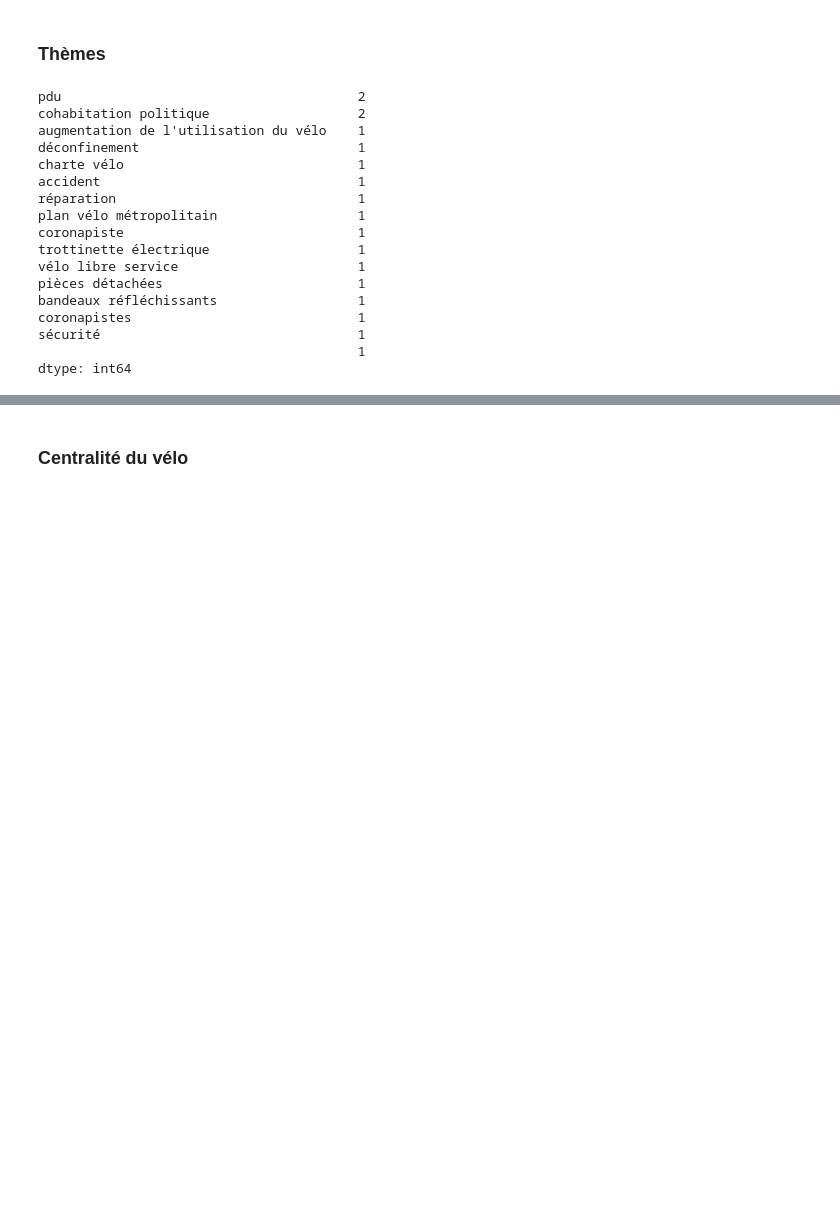
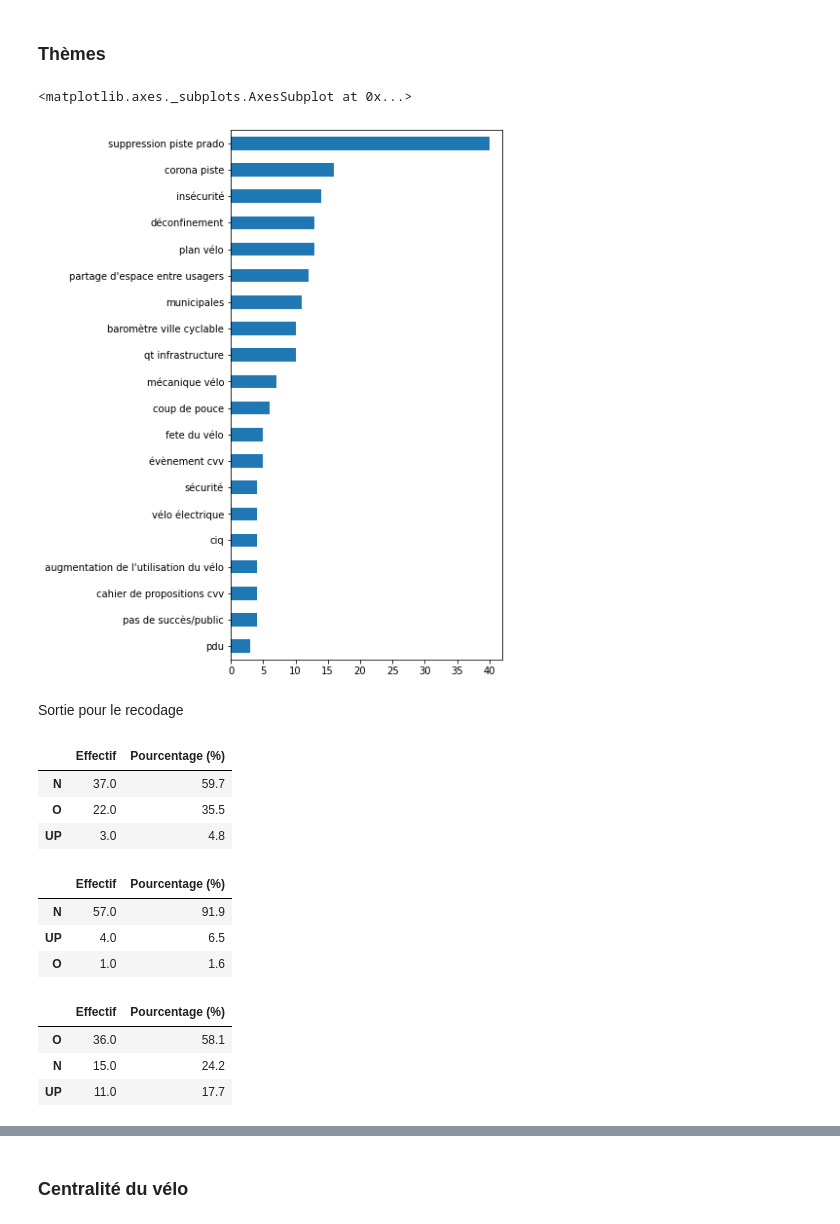
Before and after one commit to emilienschultz/Documents_temporaires, a Jupyter notebook: Analyse presse CVV.ipynb, the cells around one changed output, grey strips where cells are left out. Cells and saved outputs as stored; diff of their text form; code cells hidden in the pictures; blank space fills up the shorter version.

```diff
--- a/Analyse presse CVV.ipynb
+++ b/Analyse presse CVV.ipynb
@@ -41,3 +71,10 @@ data
+# %%
+dic = pd.read_excel("./recodage_cat_r.xlsx")
+dic = dic.set_index("Unnamed: 0")["recodage"].dropna()
+def reco(x):
+    if x in dic:
+        return dic[x]
+    return x
 # %% [markdown]
 ## Tris à plat
 # %% [markdown]
@@ -54,23 +103,10 @@ Name: Journal, dtype: int64
 ### Thèmes
 # %%
 t = [i.lower().split(";") for i in list(data["Thème"]) if pd.notnull(i)]
-t = [j.strip() for i in t for j in i]
-pd.Series(t).value_counts()
+t = [reco(j.strip()).lower() for i in t for j in i]
+pd.Series(t).value_counts()[0:20].sort_values().plot(kind="barh",figsize=(5,10))
 # %% [output]
-pdu                                      2
-cohabitation politique                   2
-augmentation de l'utilisation du vélo    1
-déconfinement                            1
-charte vélo                              1
-accident                                 1
-réparation                               1
-plan vélo métropolitain                  1
-coronapiste                              1
-trottinette électrique                   1
-vélo libre service                       1
-pièces détachées                         1
-bandeaux réfléchissants                  1
-coronapistes                             1
-sécurité                                 1
-                                         1
-dtype: int64
+<matplotlib.axes._subplots.AxesSubplot at 0x...>
+[figure, added]
+# %% [markdown]
+Sortie pour le recodage
@@ -76,0 +117,21 @@ dtype: int64
+# %%
+pyshs.tri_a_plat(data["Dim_mil"])
+# %% [output]
+|  | Effectif | Pourcentage (%) |
+| N | 37.0 | 59.7 |
+| O | 22.0 | 35.5 |
+| UP | 3.0 | 4.8 |
+# %%
+pyshs.tri_a_plat(data["Dim_asso"])
+# %% [output]
+|  | Effectif | Pourcentage (%) |
+| N | 57.0 | 91.9 |
+| UP | 4.0 | 6.5 |
+| O | 1.0 | 1.6 |
+# %%
+pyshs.tri_a_plat(data["Dim_pol"])
+# %% [output]
+|  | Effectif | Pourcentage (%) |
+| O | 36.0 | 58.1 |
+| N | 15.0 | 24.2 |
+| UP | 11.0 | 17.7 |
```
Also changed, not shown: parts of 18 cells of this notebook.
